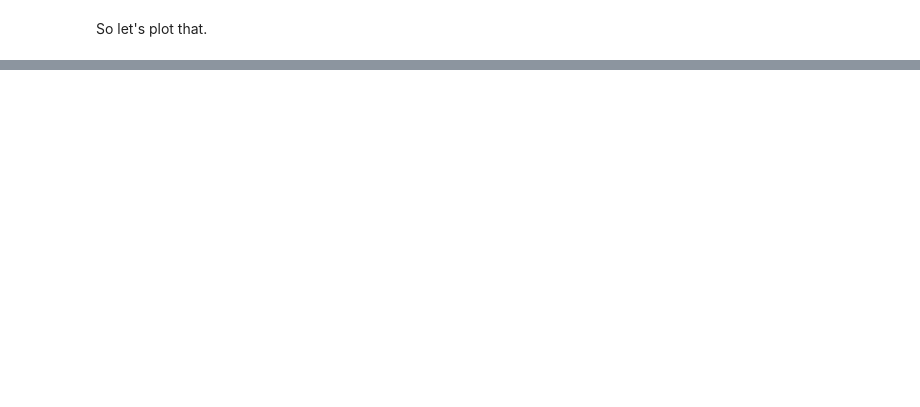
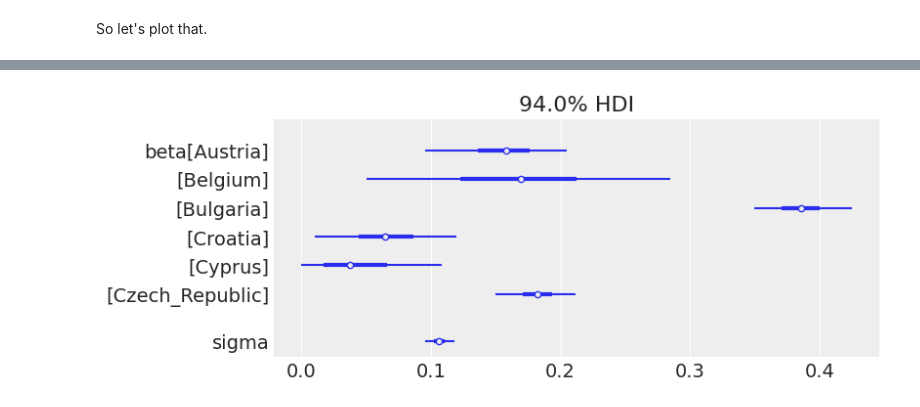
Before and after one commit to pymc-labs/CausalPy, a Jupyter notebook: docs/notebooks/geolift1.ipynb, the cells around one changed output, grey strips where cells are left out. Drawn from its saved outputs; the diff is of its cells as text; code cells hidden in the pictures; blank space fills up the shorter version.

```diff
--- a/docs/notebooks/geolift1.ipynb
+++ b/docs/notebooks/geolift1.ipynb
@@ -83,0 +121,4 @@ Sampling: [y_hat]
+# %%
+az.plot_forest(result.idata, var_names=["~mu"], figsize=(8, 3), combined=True);
+# %% [output]
+[figure, added]
```
Also changed, not shown: parts of 25 cells of this notebook.
